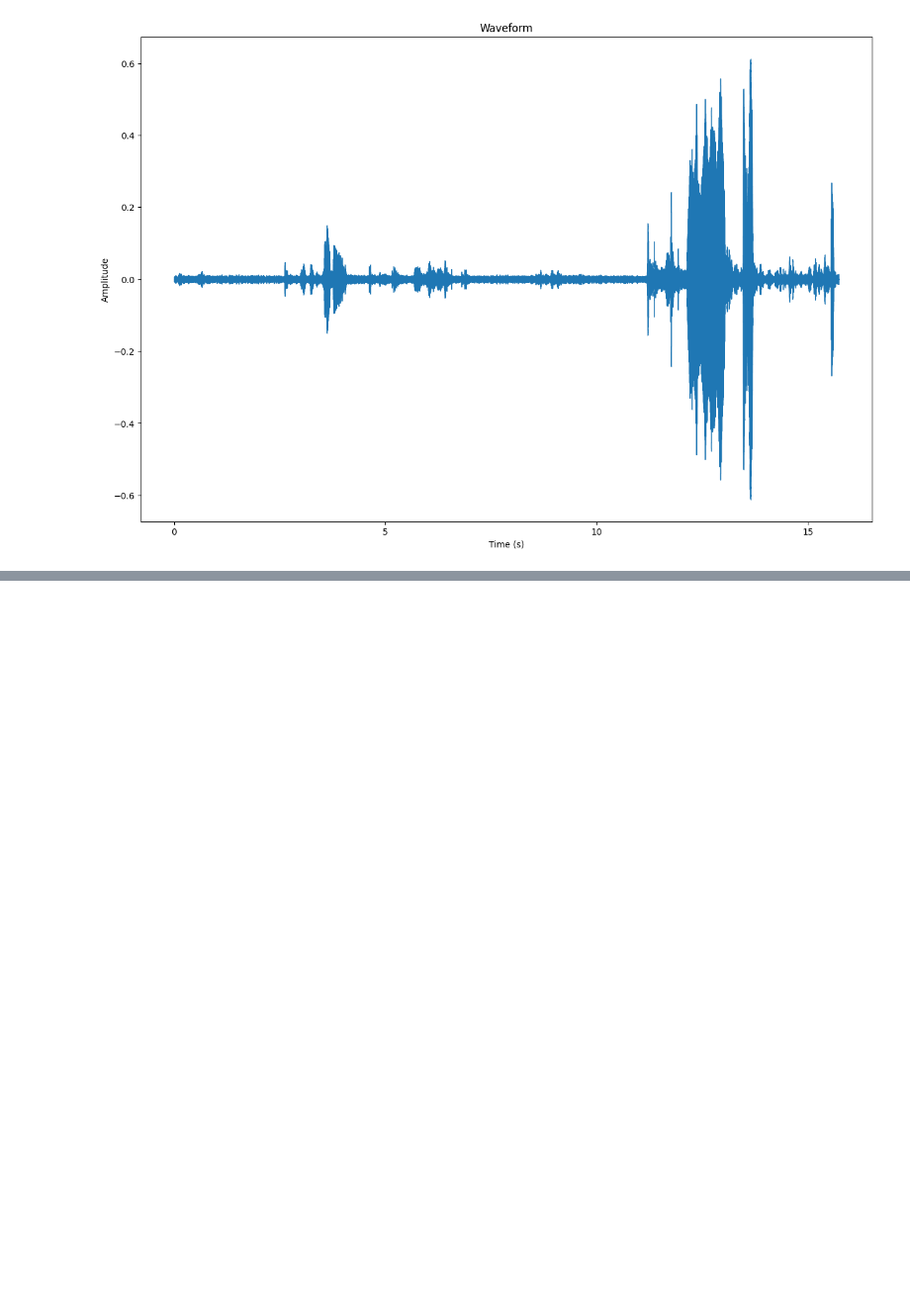
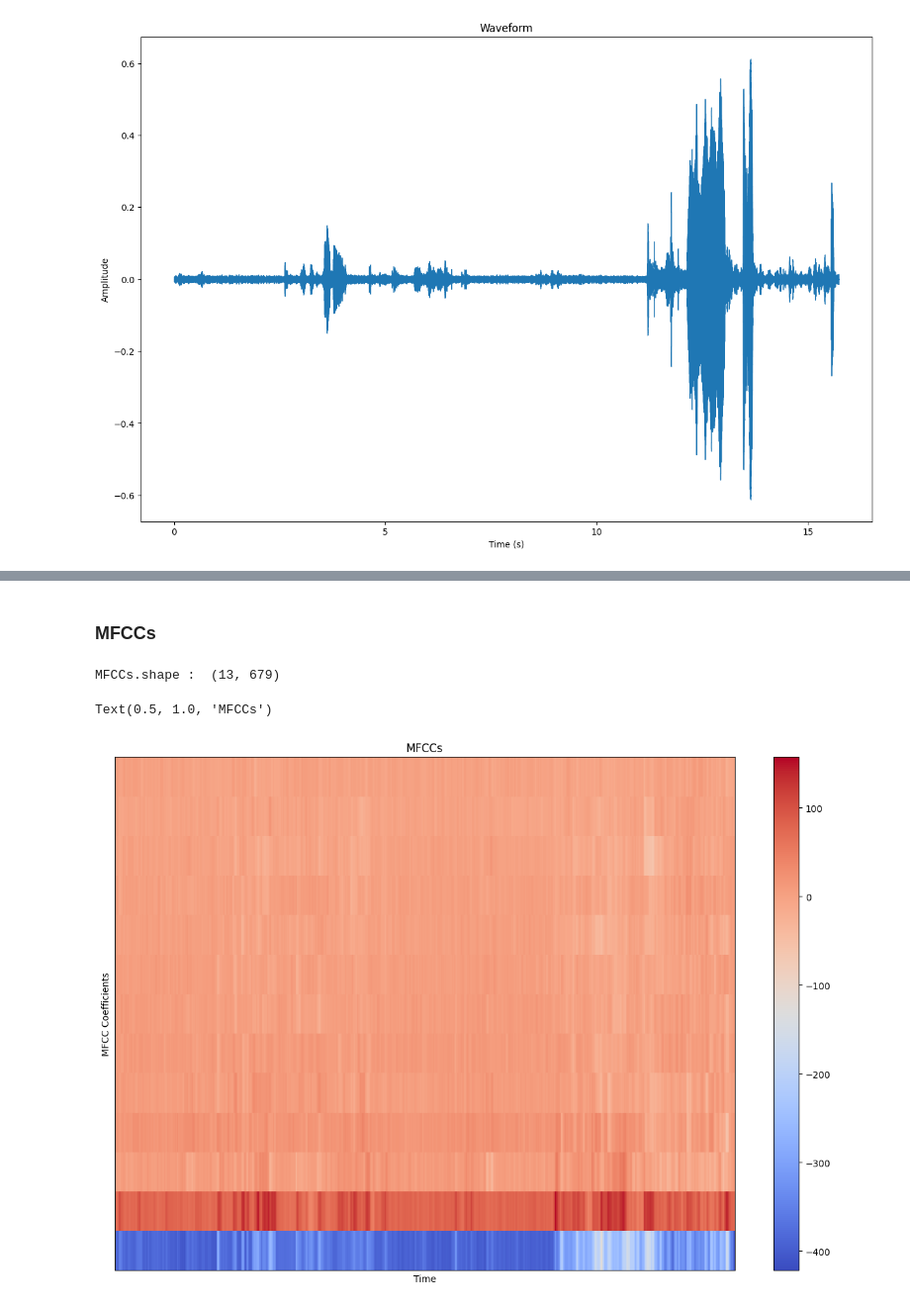
Before and after one commit to greenday1234/AI, a Jupyter notebook: AudioPreprocessing.ipynb, the cells around one changed output, grey strips where cells are left out. Shown at 99% size. Drawn from its saved outputs; the diff is of its cells as text; code cells hidden in the pictures; blank space fills up the shorter version.

Commit message:
feat: MFCCs 구현

```diff
--- a/AudioPreprocessing.ipynb
+++ b/AudioPreprocessing.ipynb
@@ -28,0 +109,17 @@ Text(0.5, 1.0, 'Waveform')
+# %% [markdown]
+### MFCCs
+# %%
+MFCCs = librosa.feature.mfcc(y=signal, sr=sample_rate, n_fft=n_fft, hop_length=hop_length, n_mfcc=13)
+
+print('MFCCs.shape : ', MFCCs.shape)
+
+plt.figure(figsize=FIG_SIZE)
+librosa.display.specshow(MFCCs, sr=sample_rate, hop_length=hop_length)
+plt.xlabel("Time")
+plt.ylabel("MFCC Coefficients")
+plt.colorbar()
+plt.title("MFCCs")
+# %% [output]
+MFCCs.shape :  (13, 679)
+Text(0.5, 1.0, 'MFCCs')
+[figure, added]
```
Also changed, not shown: parts of 6 cells of this notebook.
